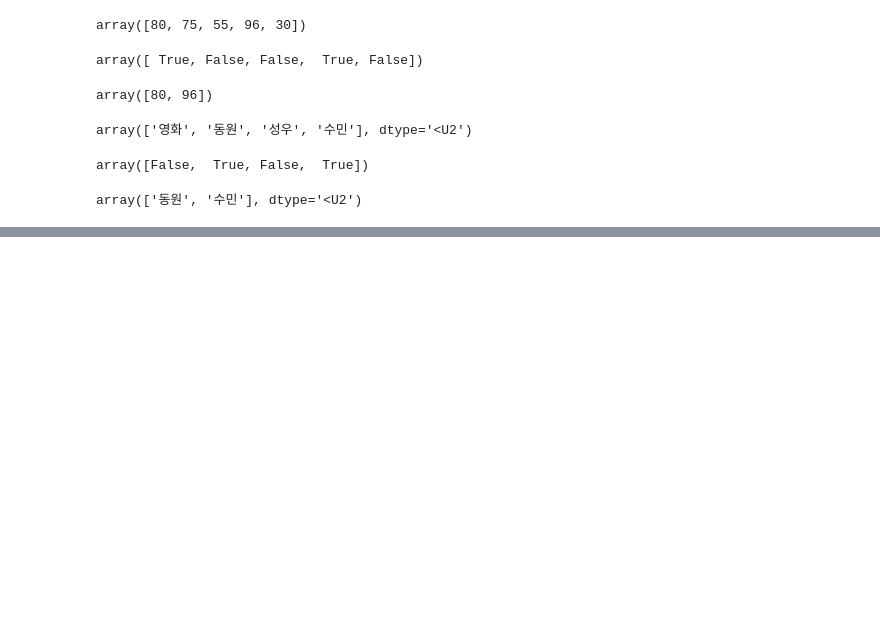
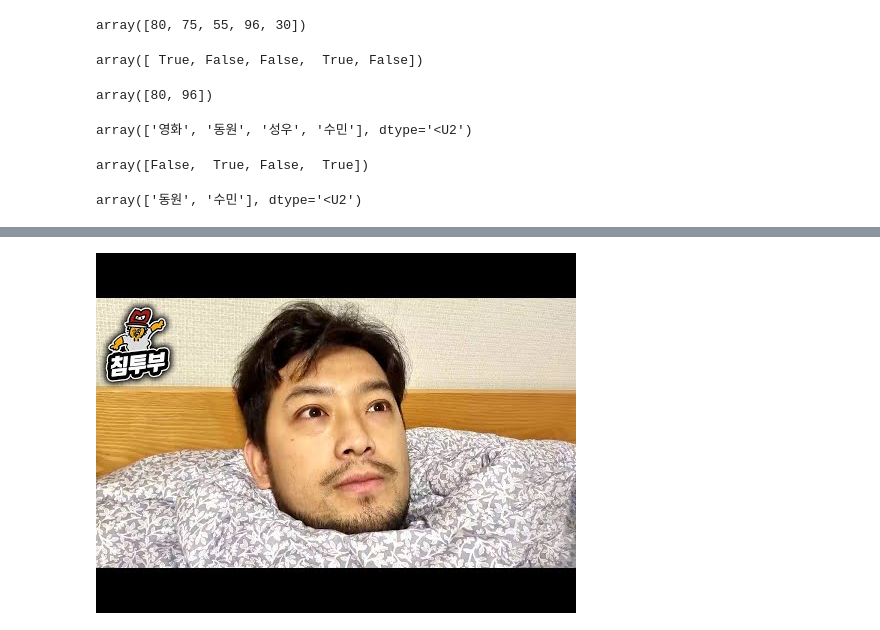
Before and after one commit to pillz9408/python, a Jupyter notebook: DataVisualize/md_test.ipynb, the cells around one changed output, grey strips where cells are left out. Saved outputs shown, nothing was run; the diff lists cells and outputs as text; code cells hidden in the pictures; blank space fills up the shorter version.

```diff
--- a/DataVisualize/md_test.ipynb
+++ b/DataVisualize/md_test.ipynb
@@ -344,0 +427,4 @@ array(['동원', '수민'], dtype='<U2')
+# %%
+YouTubeVideo('WeGDixN-u48')
+# %% [output]
+[figure, added]
```
Also changed, not shown: parts of 21 cells of this notebook, 2 other files.
